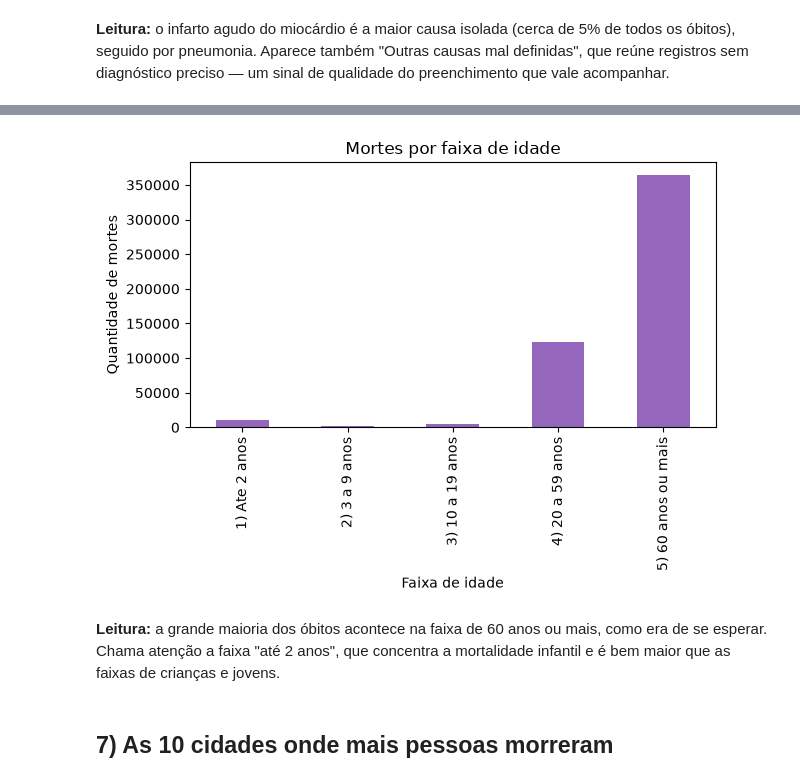
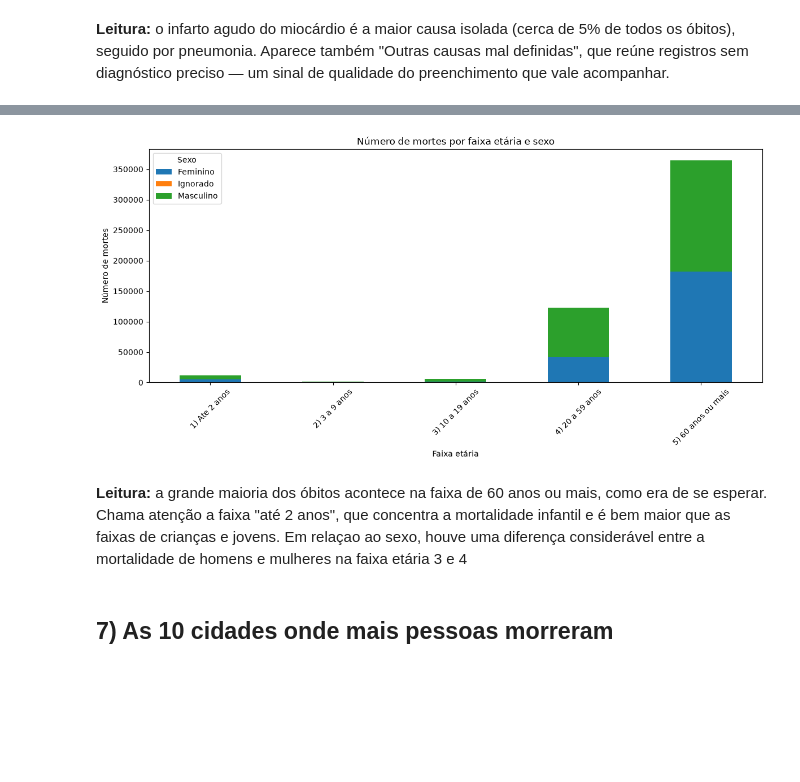
Before and after one commit to MatheusCabizuca/PROJETO_ADA_MODULO_1, a Jupyter notebook: analise_mortalidade_JAN_MAI_2026s.ipynb, the cells around one changed output, grey strips where cells are left out. Cells and saved outputs as stored; diff of their text form; code cells hidden in the pictures; blank space fills up the shorter version.

Commit message:
inclusao de proximos passos, tratamento de nulos e traducao dos codigos de sexo e raça

```diff
--- a/analise_mortalidade_JAN_MAI_2026s.ipynb
+++ b/analise_mortalidade_JAN_MAI_2026s.ipynb
@@ -241,0 +288,18 @@ mortes[['IDADE_ANOS', 'FAIXA_IDADE']].head()
+# %%
+map_sexo = {
+    '1': 'Masculino',
+    '2': 'Feminino',
+    '0': 'Ignorado'
+}
+
+mortes['SEXO'] = mortes['SEXO'].map(map_sexo).fillna('Ignorado')
+# %%
+map_raca = {
+    '1': 'Branca',
+    '2': 'Preta',
+    '3': 'Amarela',
+    '4': 'Parda',
+    '5': 'Indígena'
+}
+
+mortes['RACACOR'] = mortes['RACACOR'].map(map_raca).fillna('Ignorado')
@@ -280,7 +355,7 @@ Linhas depois do merge: 506531
 Do mesmo jeito, juntamos a tabela de CIDs para saber o **nome** de cada causa de
 morte, e não apenas o código.
 # %%
-cids = pd.read_excel(r"C:\Users\c121733\OneDrive - Caixa Economica Federal\Área de Trabalho\CURSO_CIENTISTA_DE_DADOS_ADA\PROJETO ADA - 1 MODULO\PROJETO_GIT\CIDs_com_descricao.xlsx", dtype=str)
+cids = pd.read_excel("CIDs_com_descricao.xlsx", dtype=str)
 
 linhas_antes = len(mortes)
 mortes = mortes.merge(cids, on='CAUSABAS', how='left')
@@ -484,16 +548,32 @@ Name: count, dtype: int64
 # %%
-mortes_por_faixa.plot(kind='bar', color='#9467bd')
-plt.title('Mortes por faixa de idade')
-plt.xlabel('Faixa de idade')
-plt.ylabel('Quantidade de mortes')
+pivot = pd.pivot_table(
+    mortes,
+    index='FAIXA_IDADE',
+    columns='SEXO',
+    values='IDADE_ANOS',
+    aggfunc='count'
+)
+
+pivot.plot(
+    kind='bar',
+    stacked=True,
+    figsize=(12,6)
+)
+
+plt.title('Número de mortes por faixa etária e sexo')
+plt.xlabel('Faixa etária')
+plt.ylabel('Número de mortes')
+plt.xticks(rotation=45)
+plt.legend(title='Sexo')
 plt.tight_layout()
 plt.show()
 # %% [output]
-[figure, old version]
+[figure, new version]
 # %% [markdown]
 **Leitura:** a grande maioria dos óbitos acontece na faixa de 60 anos ou
 mais, como era de se esperar. Chama atenção a faixa "até 2 anos", que concentra
 a mortalidade infantil e é bem maior que as faixas de crianças e jovens.
+Em relaçao ao sexo, houve uma diferença considerável entre a mortalidade de homens e mulheres na faixa etária 3 e 4
 # %% [markdown]
 ## 7) As 10 cidades onde mais pessoas morreram
 # %%
```
Also changed, not shown: parts of 24 cells of this notebook.
